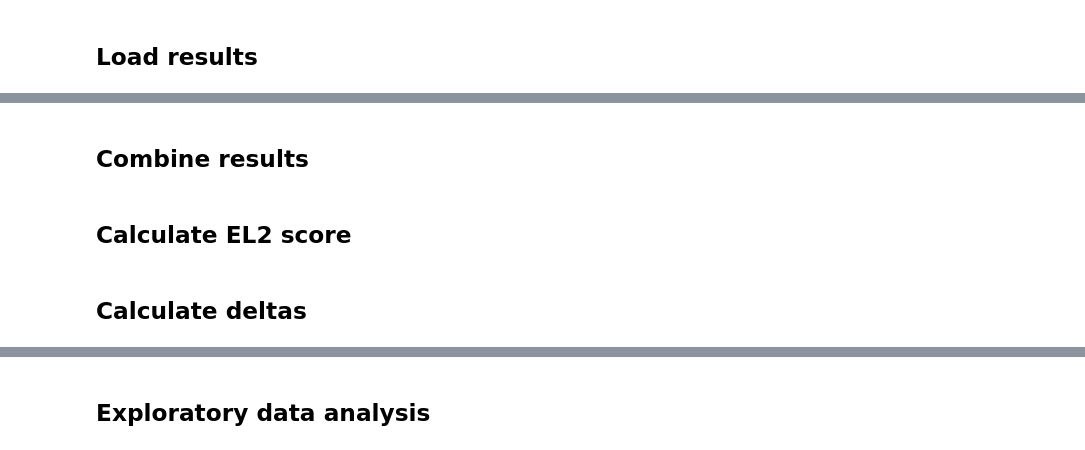
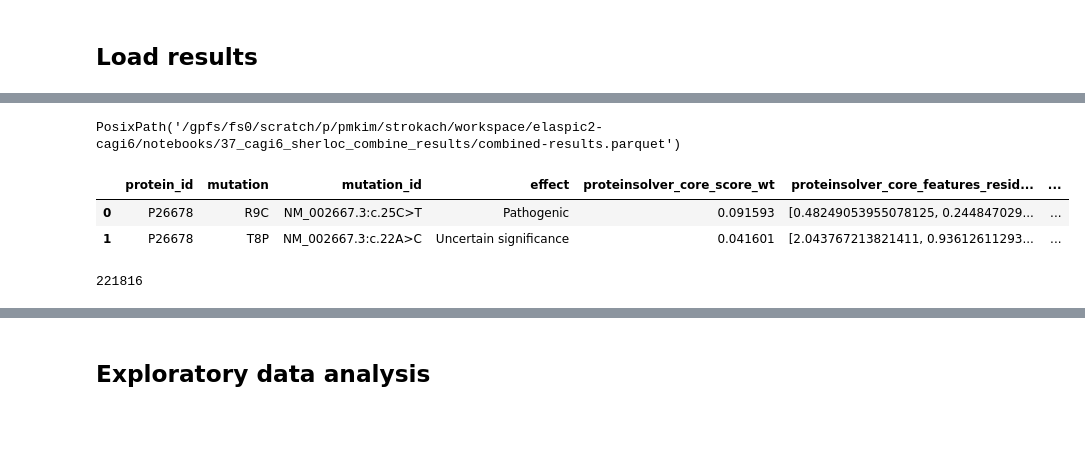
Before and after one commit to elaspic/cagi6-submission, a Jupyter notebook: notebooks/40_cagi6_sherloc_submission.ipynb, the cells around one changed output, grey strips where cells are left out. Cells and saved outputs as stored; diff of their text form; code cells hidden in the pictures; blank space fills up the shorter version.

```diff
--- a/notebooks/40_cagi6_sherloc_submission.ipynb
+++ b/notebooks/40_cagi6_sherloc_submission.ipynb
@@ -219,2 +209,0 @@ print(len(result_ra_df))
-# %% [markdown]
-## Combine results
@@ -233,5 +210,18 @@ len(result_df) == len(result_df["mutation_id"].unique())
+# %%
+input_file = NOTEBOOK_DIR.parent.joinpath(
+    "37_cagi6_sherloc_combine_results", "combined-results.parquet"
+)
+
+input_file
+# %% [output]
+PosixPath('/gpfs/fs0/scratch/p/pmkim/strokach/workspace/elaspic2-cagi6/notebooks/37_cagi6_sherloc_combine_results/combined-results.parquet')
 # %%
+result_df = pq.read_table(input_file).to_pandas()
+
 display(result_df.head(2))
 print(len(result_df))
+# %% [output]
+|  | protein_id | mutation | mutation_id | effect | proteinsolver_core_score_wt | proteinsolver_core_features_resid... | ... |
+| 0 | P26678 | R9C | NM_002667.3:c.25C>T | Pathogenic | 0.091593 | [0.48249053955078125, 0.244847029... | ... |
+| 1 | P26678 | T8P | NM_002667.3:c.22A>C | Uncertain significance | 0.041601 | [2.043767213821411, 0.93612611293... | ... |
+221816
-# %% [markdown]
-## Calculate EL2 score
@@ -254,2 +227,0 @@ result_df.loc[~el2_missing, "el2_score"] = model.predict_mutation_effect(
-# %% [markdown]
-## Calculate deltas
```
Also changed, not shown: parts of 129 cells of this notebook.
